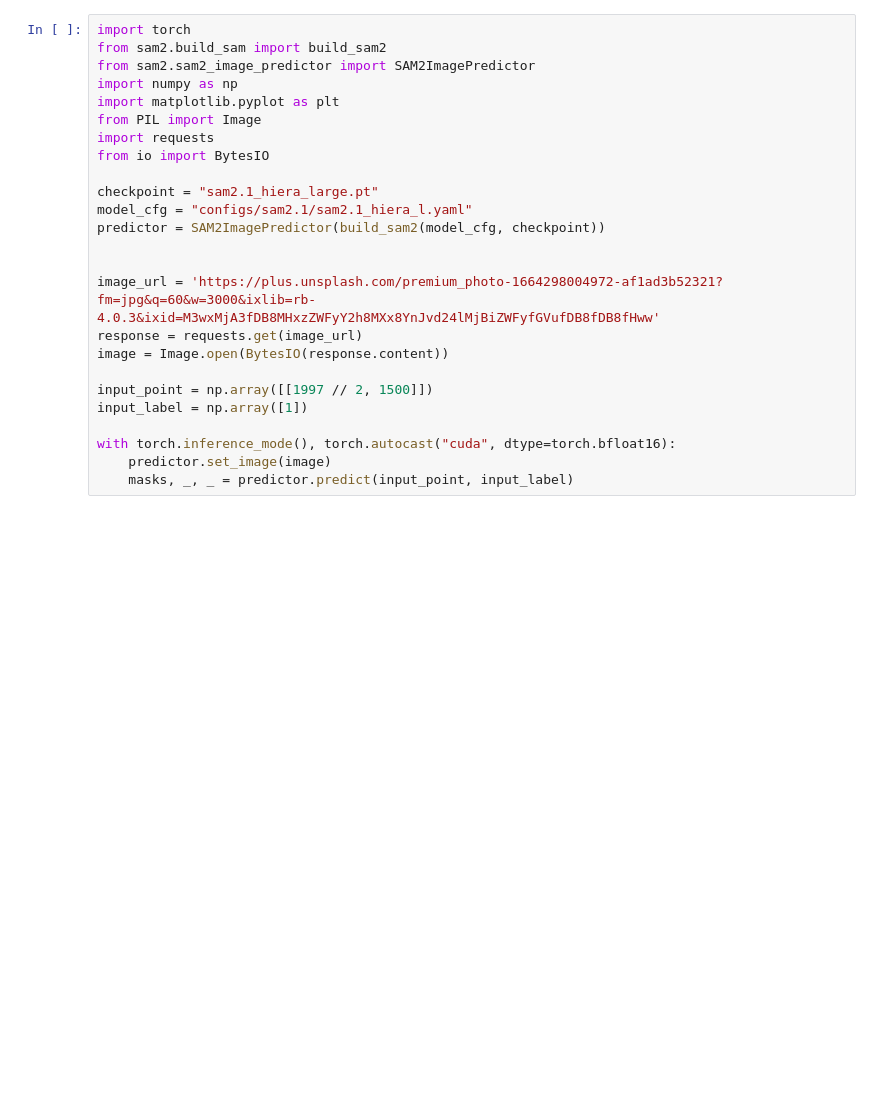
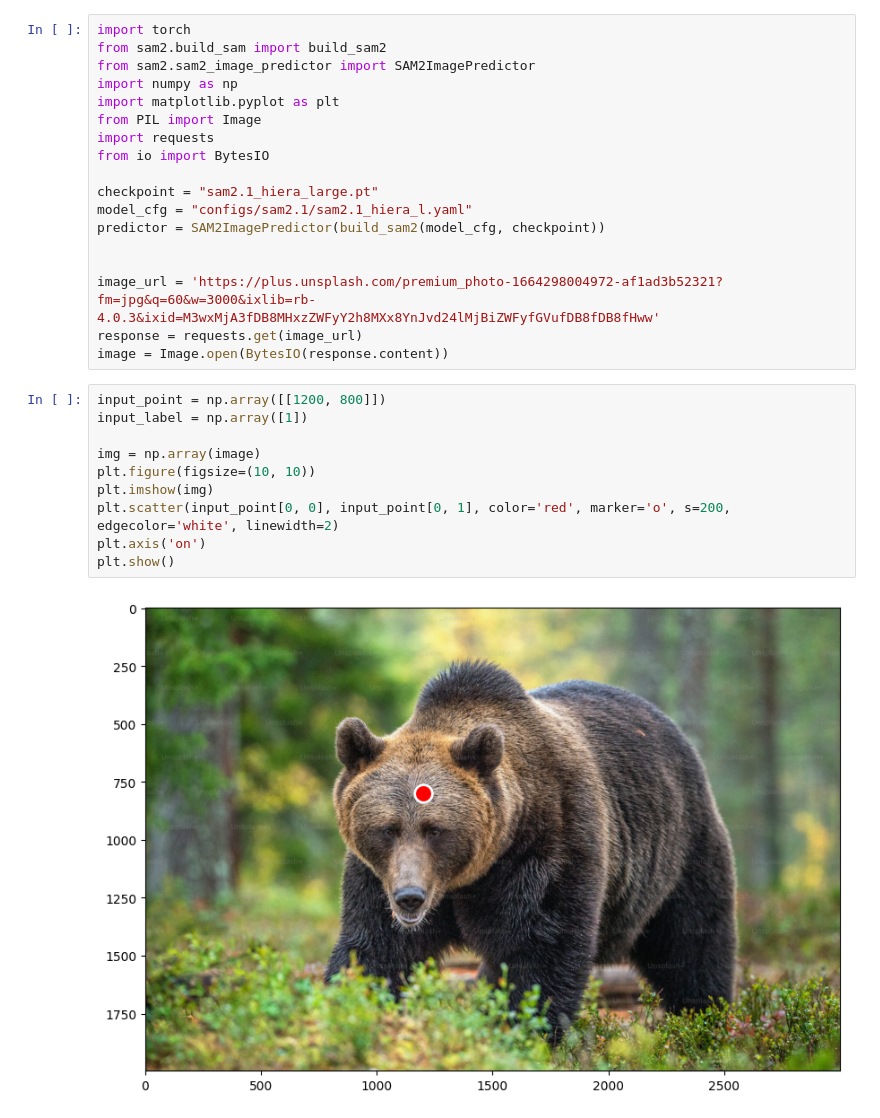
Before and after one commit to arya-domain/sam2, a Jupyter notebook: working.ipynb, the cells around one changed output. Drawn from its saved outputs; the diff is of its cells as text; blank space fills up the shorter version.

```diff
--- a/working.ipynb
+++ b/working.ipynb
@@ -37,10 +19,15 @@ predictor = SAM2ImagePredictor(build_sam2(model_cfg, checkpoint))
 image_url = 'https://plus.unsplash.com/premium_photo-1664298004972-af1ad3b52321?fm=jpg&q=60&w=3000&ixlib=rb-4.0.3&ixid=M3wxMjA3fDB8MHxzZWFyY2h8MXx8YnJvd24lMjBiZWFyfGVufDB8fDB8fHww'
 response = requests.get(image_url)
 image = Image.open(BytesIO(response.content))
-
-input_point = np.array([[1997 // 2, 1500]])
-input_label = np.array([1])
-
-with torch.inference_mode(), torch.autocast("cuda", dtype=torch.bfloat16):
-    predictor.set_image(image)
-    masks, _, _ = predictor.predict(input_point, input_label)
+# %%
+input_point = np.array([[1200, 800]])
+input_label = np.array([1])
+
+img = np.array(image)
+plt.figure(figsize=(10, 10))
+plt.imshow(img)
+plt.scatter(input_point[0, 0], input_point[0, 1], color='red', marker='o', s=200, edgecolor='white', linewidth=2)
+plt.axis('on')
+plt.show()
+# %% [output]
+[figure, added]
```
Also changed, not shown: parts of 8 cells of this notebook.
